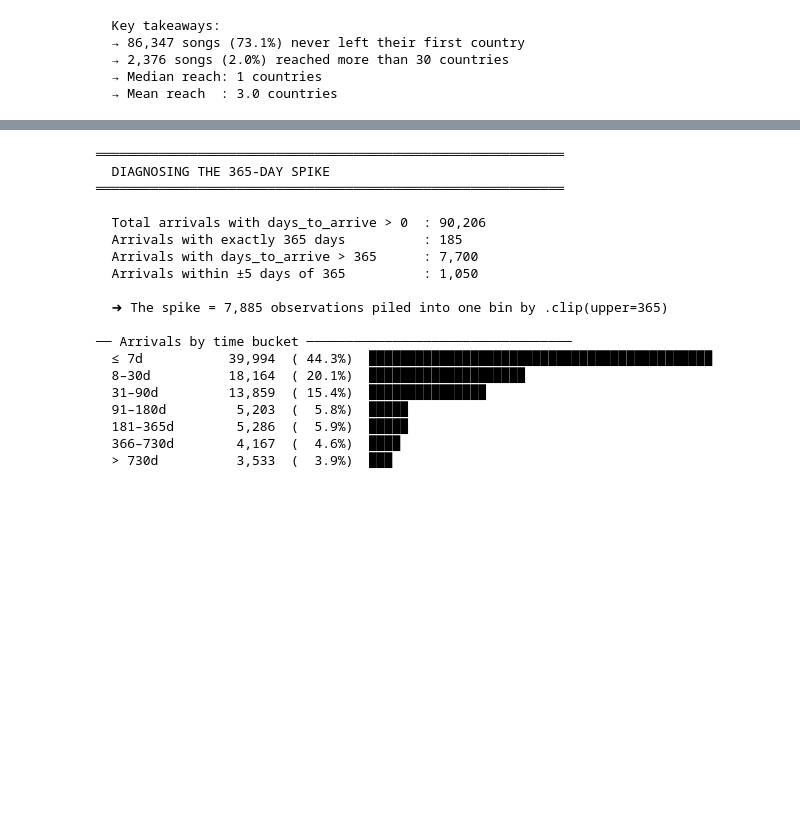
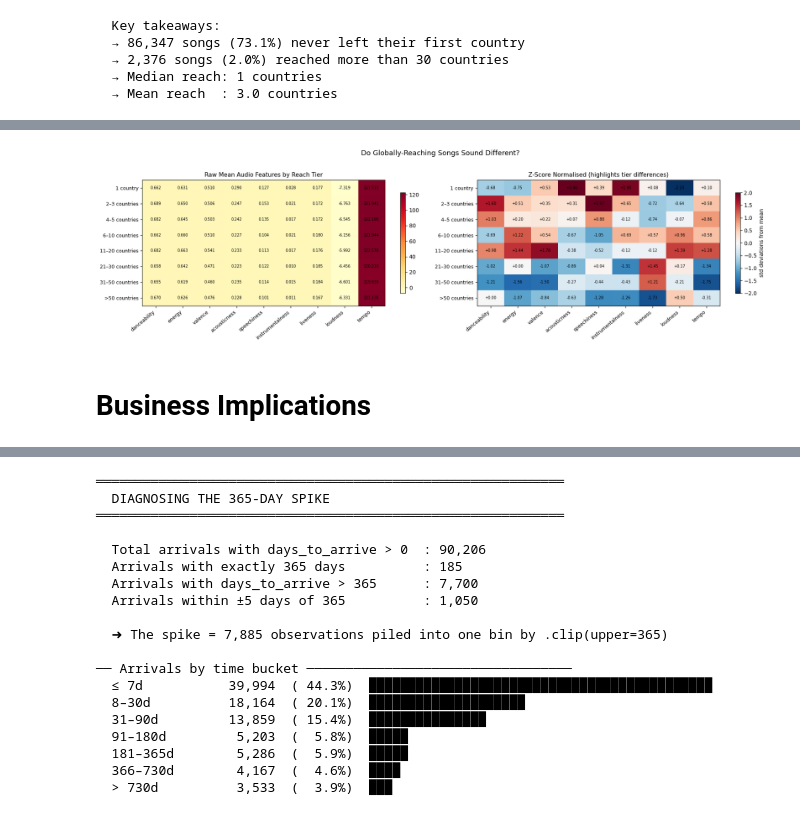
Before and after one commit to mchlkan/ML_Group_AB, a Jupyter notebook: Project_Information/EDA_organised.ipynb, the cells around one changed output, grey strips where cells are left out. Saved outputs shown, nothing was run; the diff lists cells and outputs as text; code cells hidden in the pictures; blank space fills up the shorter version.

```diff
--- a/Project_Information/EDA_organised.ipynb
+++ b/Project_Information/EDA_organised.ipynb
@@ -1661,3 +1679,80 @@ print(f"  → Mean reach  : {spread['countries_reached'].mean():.1f} countries")
   → 2,376 songs (2.0%) reached more than 30 countries
   → Median reach: 1 countries
   → Mean reach  : 3.0 countries
+# %%
+
+# ── Average Audio Features per Reach Tier ────────────────────────────────────
+# Pull one row of audio features per track_id (first occurrence, deduplicated)
+audio_raw = con.execute("""
+    SELECT
+        track_id,
+        AVG(TRY_CAST(af_danceability     AS DOUBLE)) AS danceability,
+        AVG(TRY_CAST(af_energy           AS DOUBLE)) AS energy,
+        AVG(TRY_CAST(af_valence          AS DOUBLE)) AS valence,
+        AVG(TRY_CAST(af_acousticness     AS DOUBLE)) AS acousticness,
+        AVG(TRY_CAST(af_speechiness      AS DOUBLE)) AS speechiness,
+        AVG(TRY_CAST(af_instrumentalness AS DOUBLE)) AS instrumentalness,
+        AVG(TRY_CAST(af_liveness         AS DOUBLE)) AS liveness,
+        AVG(TRY_CAST(af_loudness         AS DOUBLE)) AS loudness,
+        AVG(TRY_CAST(af_tempo            AS DOUBLE)) AS tempo
+    FROM spotify_full
+    WHERE track_id IS NOT NULL
+    GROUP BY track_id
+""").df()
+
+# Join with spread to get reach_tier
+spread_audio = spread[["track_id", "reach_tier"]].merge(audio_raw, on="track_id", how="left")
+
+audio_features_cols = [
+    "danceability", "energy", "valence", "acousticness",
+    "speechiness", "instrumentalness", "liveness", "loudness", "tempo"
+]
+
+tier_audio = (
+    spread_audio.groupby("reach_tier", observed=True)[audio_features_cols]
+    .mean()
+    .round(4)
+)
+
+print("═" * 70)
+print("  AVERAGE AUDIO FEATURES BY REACH TIER")
+print("═" * 70)
+display(tier_audio)
+
+# ── Heatmap (z-score normalised so all features are comparable) ───────────────
+from scipy.stats import zscore
+
+tier_audio_z = tier_audio.apply(zscore, axis=0)   # normalise each feature column
+
+fig, axes = plt.subplots(1, 2, figsize=(18, 5))
+
+# Left: raw average values heatmap
+im1 = axes[0].imshow(tier_audio.values, aspect="auto", cmap="YlOrRd")
+axes[0].set_xticks(range(len(audio_features_cols)))
+axes[0].set_xticklabels(audio_features_cols, rotation=40, ha="right", fontsize=9)
+axes[0].set_yticks(range(len(tier_audio)))
+axes[0].set_yticklabels(tier_audio.index, fontsize=9)
+axes[0].set_title("Raw Mean Audio Features by Reach Tier", fontsize=11)
+for i in range(len(tier_audio)):
+    for j in range(len(audio_features_cols)):
+        axes[0].text(j, i, f"{tier_audio.values[i, j]:.3f}",
+                     ha="center", va="center", fontsize=7, color="black")
+plt.colorbar(im1, ax=axes[0], shrink=0.8)
+
+# Right: z-score normalised — highlights which features distinguish tiers
+im2 = axes[1].imshow(tier_audio_z.values, aspect="auto", cmap="RdBu_r", vmin=-2, vmax=2)
+axes[1].set_xticks(range(len(audio_features_cols)))
+axes[1].set_xticklabels(audio_features_cols, rotation=40, ha="right", fontsize=9)
+axes[1].set_yticks(range(len(tier_audio_z)))
+axes[1].set_yticklabels(tier_audio_z.index, fontsize=9)
+axes[1].set_title("Z-Score Normalised (highlights tier differences)", fontsize=11)
+for i in range(len(tier_audio_z)):
+    for j in range(len(audio_features_cols)):
+        axes[1].text(j, i, f"{tier_audio_z.values[i, j]:+.2f}",
+                     ha="center", va="center", fontsize=7, color="black")
+plt.colorbar(im2, ax=axes[1], shrink=0.8, label="std deviations from mean")
+
+plt.suptitle("Do Globally-Reaching Songs Sound Different?", fontsize=13, y=1.02)
+plt.tight_layout()
+plt.show()
+# %% [output]
@@ -1663,0 +1772,3 @@ print(f"  → Mean reach  : {spread['countries_reached'].mean():.1f} countries")
+[figure, added]
+# %% [markdown]
+# Business Implications
```
Also changed, not shown: parts of 24 cells of this notebook.
